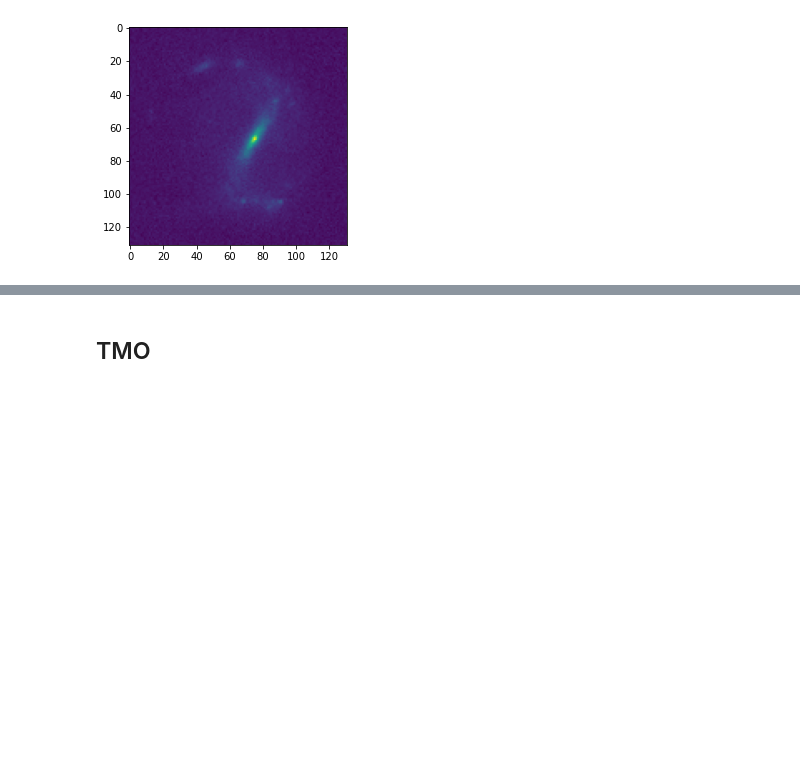
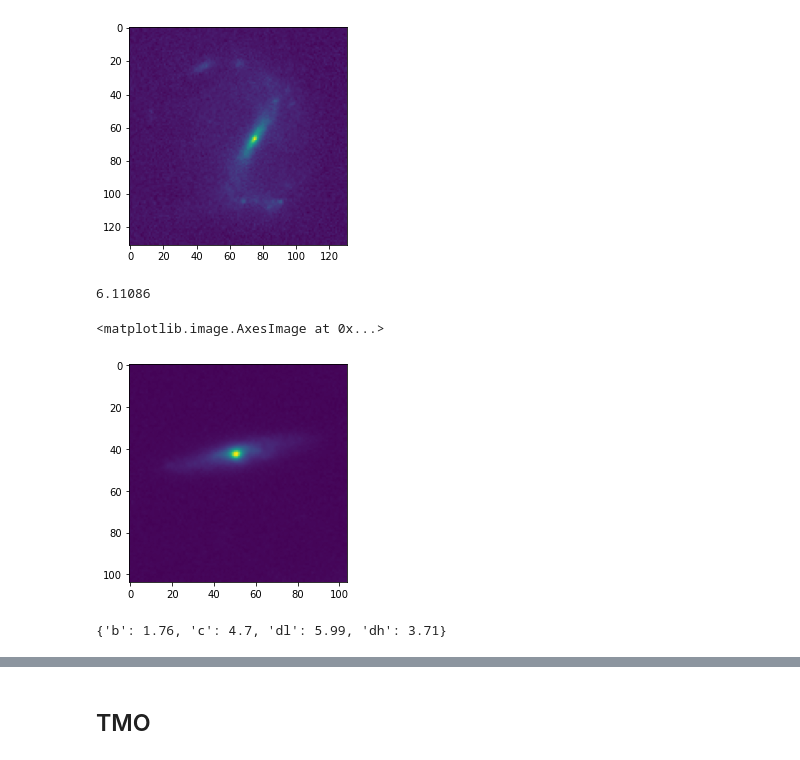
Before and after one commit to Hoseung/astroBF, a Jupyter notebook: notebooks/TMO_param_constraint.ipynb, the cells around one changed output, grey strips where cells are left out. Cells and saved outputs as stored; diff of their text form; code cells hidden in the pictures; blank space fills up the shorter version.

```diff
--- a/notebooks/TMO_param_constraint.ipynb
+++ b/notebooks/TMO_param_constraint.ipynb
@@ -31,3 +27,22 @@ plt.imshow(test['data'][0])
 plt.show()
 # %% [output]
 [figure]
+# %%
+from astrobf.tmo import Mantiuk_Seidel
+
+tmo_params = {'b': 1.76, 'c': 4.7, 'dl': 5.99, 'dh': 3.71}
+
+
+img, mask, weight = all_gals[2]['data']
+# %%
+mask = mask.astype(bool)
+img[~mask] = np.nan
+#img *= 100 # MS08's generic TMs work best for pixels in (1e-2, 1e4)
+print(np.nanmax(img))
+# %% [output]
+6.11086
+# %%
+plt.imshow(img)
+# %% [output]
+<matplotlib.image.AxesImage at 0x...>
+[figure, added]
@@ -33,0 +52,4 @@ plt.show()
+# %%
+tmo_params
+# %% [output]
+{'b': 1.76, 'c': 4.7, 'dl': 5.99, 'dh': 3.71}
```
Also changed, not shown: parts of 5 cells of this notebook, 36 other files.
